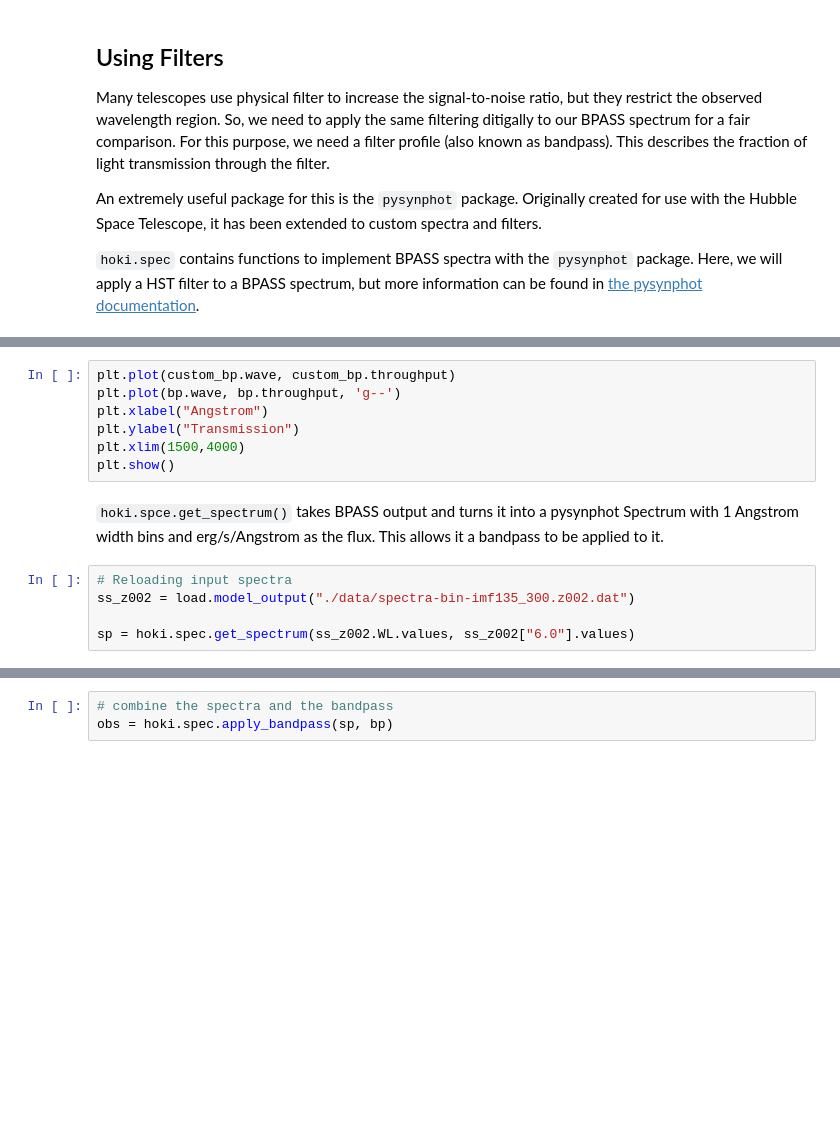
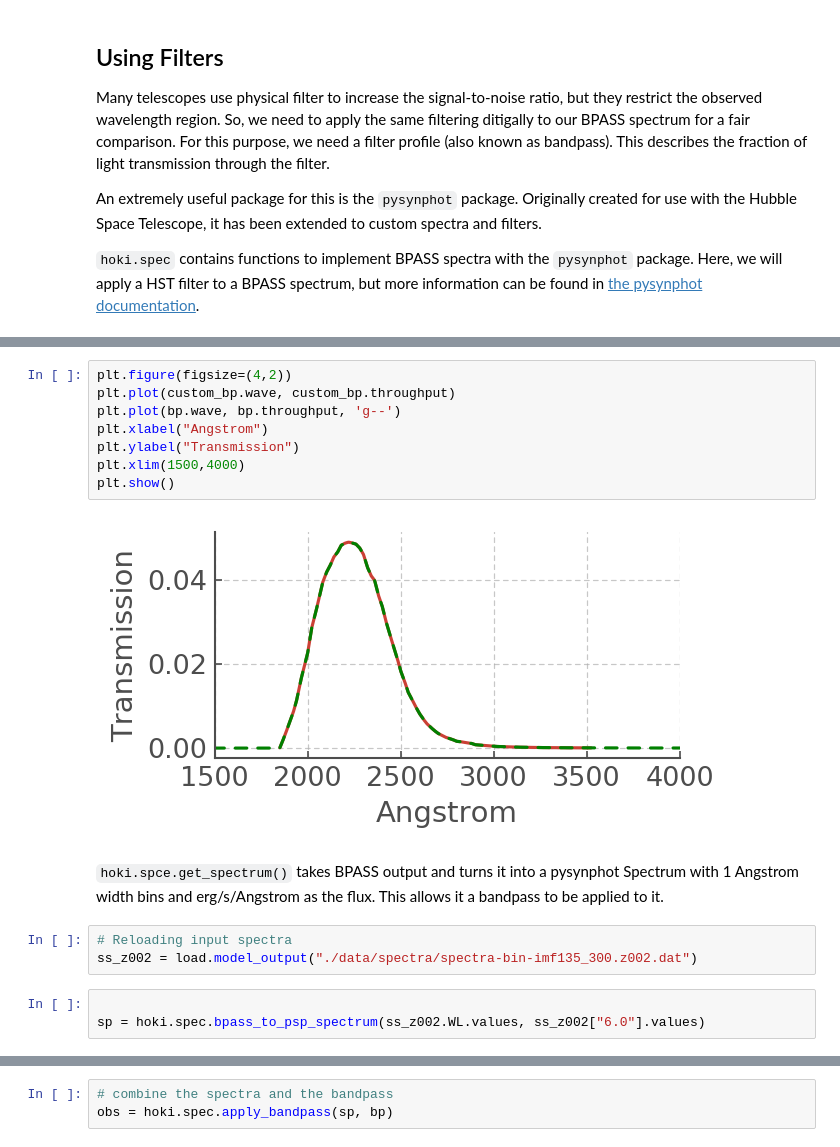
Before and after one commit to HeloiseS/hoki_tutorials, a Jupyter notebook: Spectra.ipynb, the cells around one changed output, grey strips where cells are left out. Drawn from its saved outputs; the diff is of its cells as text; blank space fills up the shorter version.

Commit message:
Updated notebook to represent changes to hoki.spec

```diff
--- a/Spectra.ipynb
+++ b/Spectra.ipynb
@@ -358,17 +356,21 @@ AttributeError: module 'hoki.spec' has no attribute 'load_bandpass'
 # %%
+plt.figure(figsize=(4,2))
 plt.plot(custom_bp.wave, custom_bp.throughput)
 plt.plot(bp.wave, bp.throughput, 'g--')
 plt.xlabel("Angstrom")
 plt.ylabel("Transmission")
 plt.xlim(1500,4000)
 plt.show()
+# %% [output]
+[figure, added]
 # %% [markdown]
 `hoki.spce.get_spectrum()` takes BPASS output and turns it into a pysynphot Spectrum with 1 Angstrom width bins and erg/s/Angstrom as the flux. This allows it a bandpass to be applied to it.
 # %%
 # Reloading input spectra
-ss_z002 = load.model_output("./data/spectra-bin-imf135_300.z002.dat")
-
-sp = hoki.spec.get_spectrum(ss_z002.WL.values, ss_z002["6.0"].values)
+ss_z002 = load.model_output("./data/spectra/spectra-bin-imf135_300.z002.dat")
+# %%
+
+sp = hoki.spec.bpass_to_psp_spectrum(ss_z002.WL.values, ss_z002["6.0"].values)
 # %%
 plt.plot(sp.wave, sp.flux)
 plt.xlabel("Angstrom")
```
Also changed, not shown: parts of 5 cells of this notebook.
